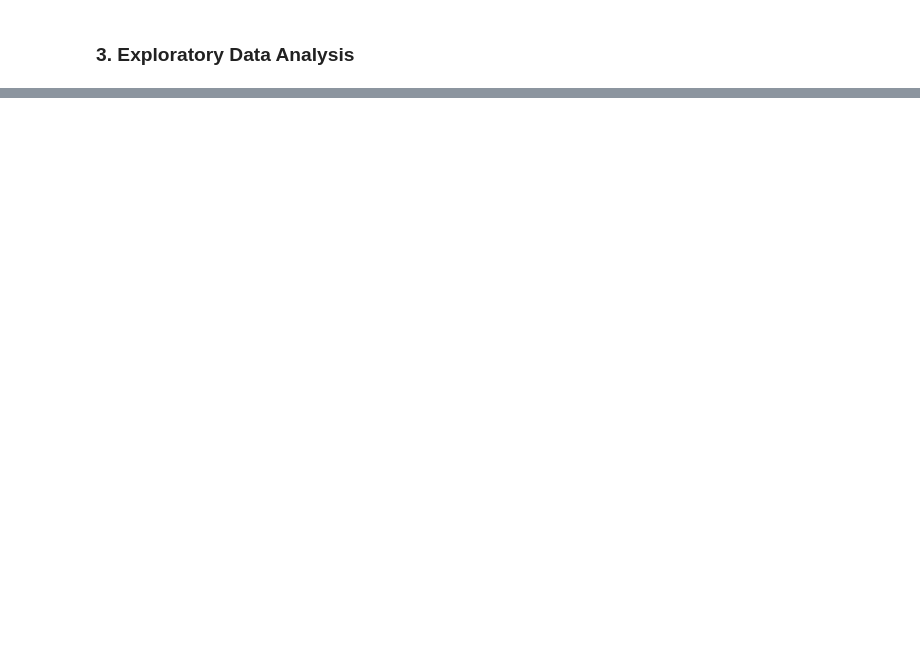
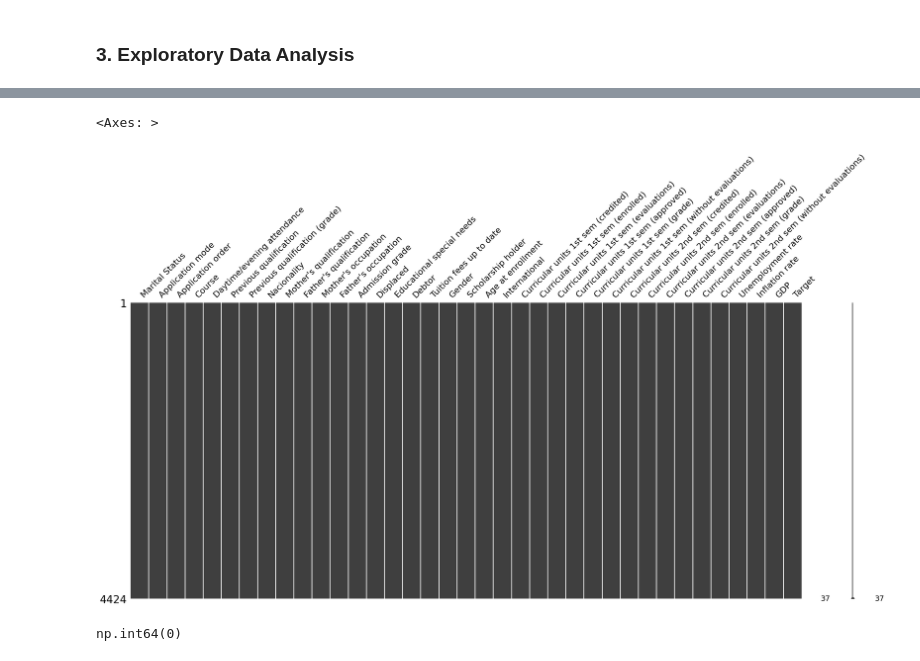
Before and after one commit to WamzMwangi/Predicting_Student_Dropout_with_Explainable_Machine_Learning, a Jupyter notebook: main.ipynb, the cells around one changed output, grey strips where cells are left out. Drawn from its saved outputs; the diff is of its cells as text; code cells hidden in the pictures; blank space fills up the shorter version.

Commit message:
Exploratory data analysis complete

```diff
--- a/main.ipynb
+++ b/main.ipynb
@@ -86,0 +40,4 @@ y.head()
+# %%
+#for EDA merge the features and target dataframes
+data=pd.concat([X,y],axis=1)
+data.head()
@@ -86,0 +74,10 @@ y.head()
+# %%
+mn.matrix(data)
+# %% [output]
+<Axes: >
+[figure, added]
+# %%
+# look out for duplicates
+data.duplicated().sum()
+# %% [output]
+np.int64(0)
```
Also changed, not shown: parts of 28 cells of this notebook.
